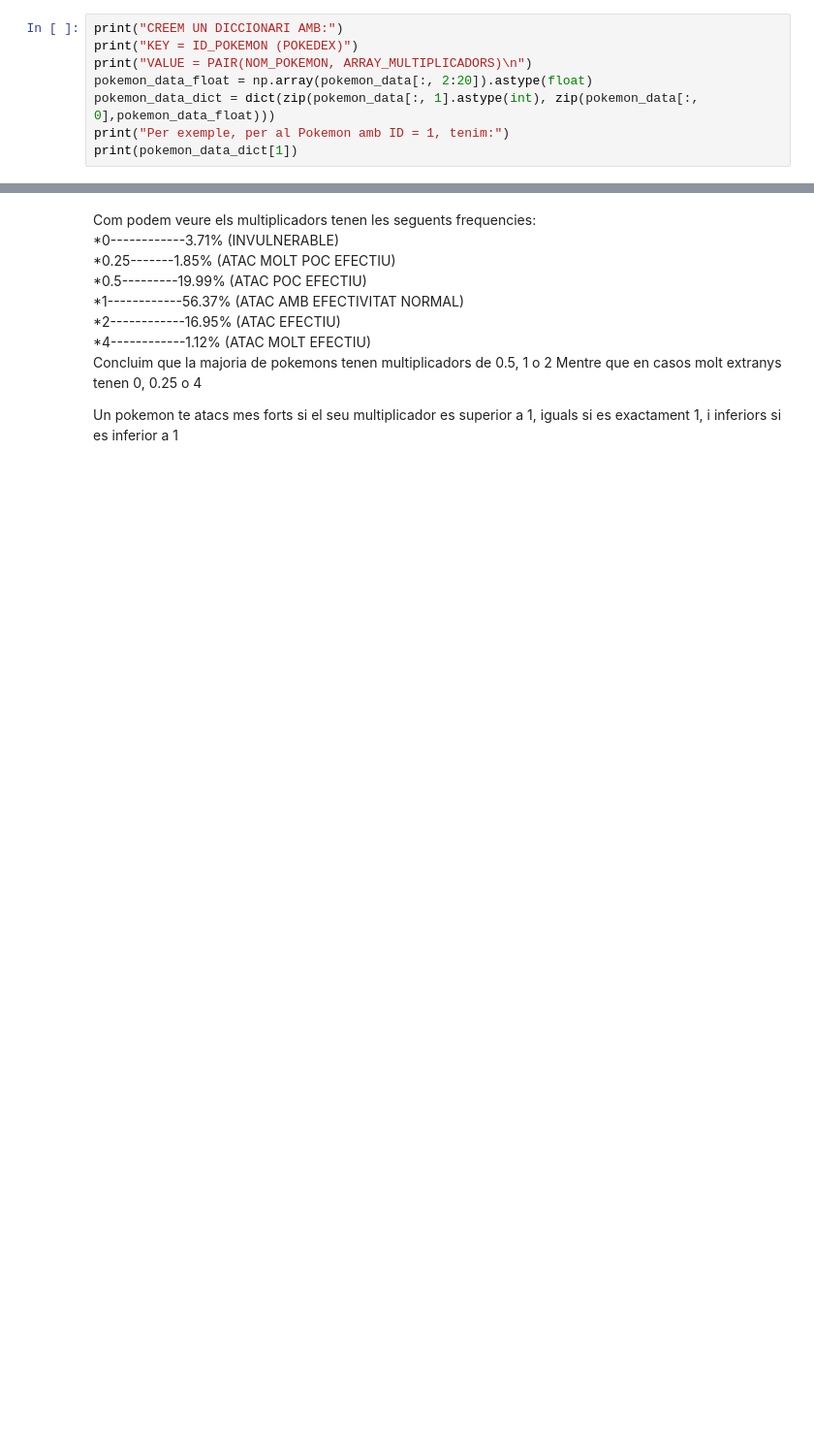
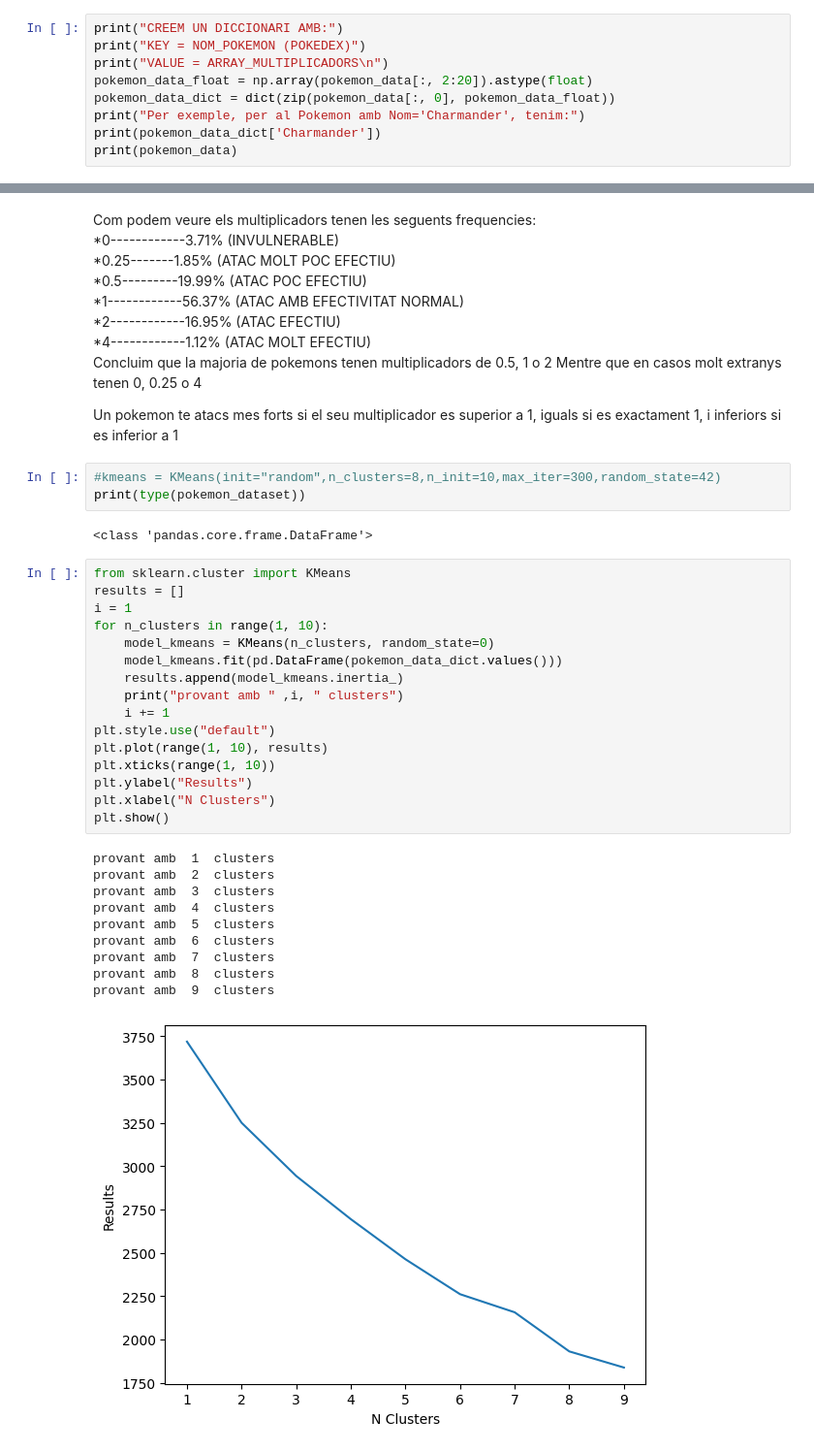
Before and after one commit to Ferran04/Cas_Kaggle, a Jupyter notebook: Cas_Kaggle_1565491.ipynb, the cells around one changed output, grey strips where cells are left out. Shown at 97% size. Saved outputs shown, nothing was run; the diff lists cells and outputs as text; blank space fills up the shorter version.

```diff
--- a/Cas_Kaggle_1565491.ipynb
+++ b/Cas_Kaggle_1565491.ipynb
@@ -147,10 +191,11 @@ Tot i aixi encara hem de passar els atributs de multiplicadors a floats, ja que
 # %%
 print("CREEM UN DICCIONARI AMB:")
-print("KEY = ID_POKEMON (POKEDEX)")
-print("VALUE = PAIR(NOM_POKEMON, ARRAY_MULTIPLICADORS)\n")
+print("KEY = NOM_POKEMON (POKEDEX)")
+print("VALUE = ARRAY_MULTIPLICADORS\n")
 pokemon_data_float = np.array(pokemon_data[:, 2:20]).astype(float)
-pokemon_data_dict = dict(zip(pokemon_data[:, 1].astype(int), zip(pokemon_data[:, 0],pokemon_data_float)))
-print("Per exemple, per al Pokemon amb ID = 1, tenim:")
-print(pokemon_data_dict[1])
+pokemon_data_dict = dict(zip(pokemon_data[:, 0], pokemon_data_float))
+print("Per exemple, per al Pokemon amb Nom='Charmander', tenim:")
+print(pokemon_data_dict['Charmander'])
+print(pokemon_data)
 # %% [output]
 CREEM UN DICCIONARI AMB:
@@ -226,3 +278,35 @@ Concluim que la majoria de pokemons tenen multiplicadors de 0.5, 1 o 2
 Mentre que en casos molt extranys tenen 0, 0.25 o 4
 
 Un pokemon te atacs mes forts si el seu multiplicador es superior a 1, iguals si es exactament 1, i inferiors si es inferior a 1
+# %%
+#kmeans = KMeans(init="random",n_clusters=8,n_init=10,max_iter=300,random_state=42)
+print(type(pokemon_dataset))
+# %% [output]
+<class 'pandas.core.frame.DataFrame'>
+# %%
+from sklearn.cluster import KMeans
+results = []
+i = 1
+for n_clusters in range(1, 10):
+    model_kmeans = KMeans(n_clusters, random_state=0)
+    model_kmeans.fit(pd.DataFrame(pokemon_data_dict.values()))
+    results.append(model_kmeans.inertia_)
+    print("provant amb " ,i, " clusters")
+    i += 1
+plt.style.use("default")
+plt.plot(range(1, 10), results)
+plt.xticks(range(1, 10))
+plt.ylabel("Results")
+plt.xlabel("N Clusters")
+plt.show()
+# %% [output]
+provant amb  1  clusters
+provant amb  2  clusters
+provant amb  3  clusters
+provant amb  4  clusters
+provant amb  5  clusters
+provant amb  6  clusters
+provant amb  7  clusters
+provant amb  8  clusters
+provant amb  9  clusters
+[figure, added]
```
Also changed, not shown: parts of 21 cells of this notebook, 1 other file.
